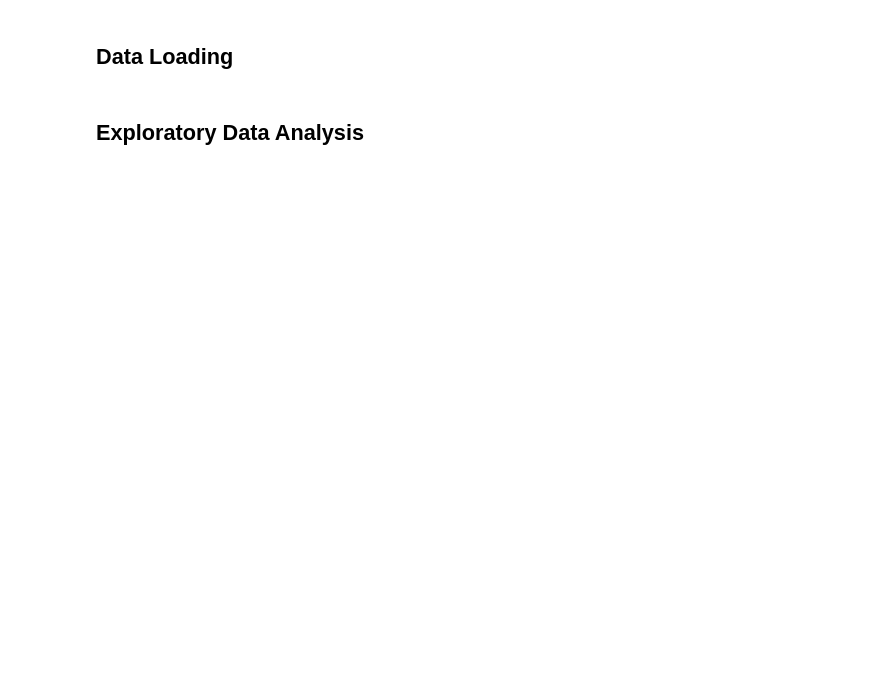
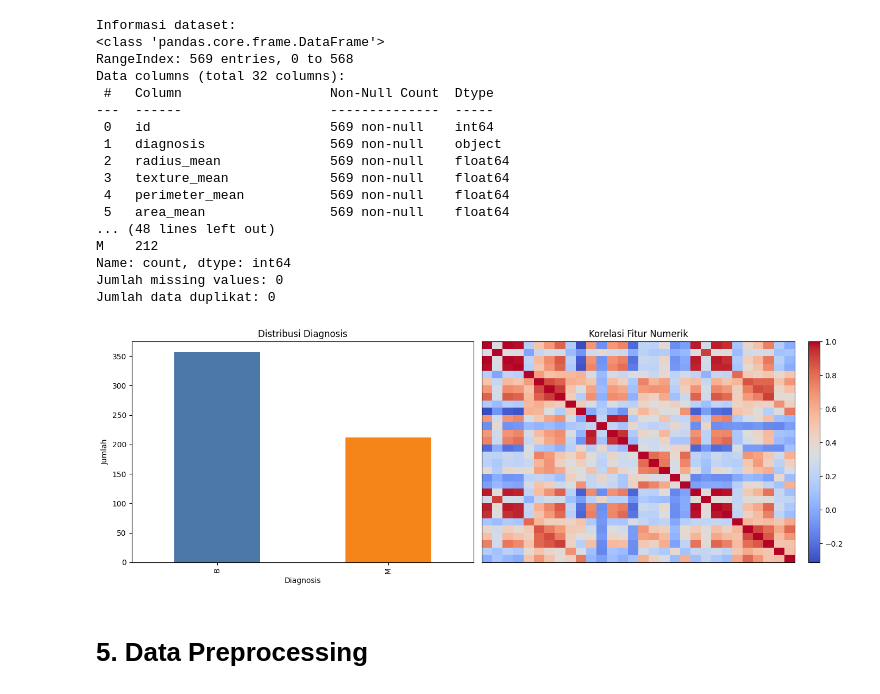
Before and after one commit to suryasaputro/Eksperimen_SML_Muhammad-Surya-Saputro, a Jupyter notebook: preprocessing/Eksperimen_Muhammad-Surya-Saputro.ipynb, the cells around one changed output. Cells and saved outputs as stored; diff of their text form; code cells hidden in the pictures; blank space fills up the shorter version.

```diff
--- a/preprocessing/Eksperimen_Muhammad-Surya-Saputro.ipynb
+++ b/preprocessing/Eksperimen_Muhammad-Surya-Saputro.ipynb
@@ -5,11 +19,21 @@ Notebook ini mengikuti alur eksperimen manual: data loading, EDA, preprocessing,
 # %%
 from pathlib import Path
 
+import matplotlib.pyplot as plt
 import pandas as pd
-import matplotlib.pyplot as plt
 from sklearn.model_selection import train_test_split
 from sklearn.preprocessing import StandardScaler
 
 RAW_PATH = Path('../breast_cancer_raw/wdbc.data')
 OUTPUT_DIR = Path('breast_cancer_preprocessing')
-OUTPUT_DIR.mkdir(exist_ok=True)
+OUTPUT_DIR.mkdir(parents=True, exist_ok=True)
+
+FEATURE_GROUPS = ('mean', 'se', 'worst')
+BASE_FEATURES = (
+    'radius', 'texture', 'perimeter', 'area', 'smoothness',
+    'compactness', 'concavity', 'concave_points', 'symmetry', 'fractal_dimension'
+)
+FEATURE_COLUMNS = [f'{name}_{group}' for group in FEATURE_GROUPS for name in BASE_FEATURES]
+COLUMNS = ['id', 'diagnosis', *FEATURE_COLUMNS]
+
+print('Library berhasil diimpor.')
@@ -15,0 +50,7 @@ OUTPUT_DIR.mkdir(exist_ok=True)
+# %%
+df = pd.read_csv(RAW_PATH, header=None, names=COLUMNS)
+
+print('Dataset berhasil dimuat.')
+print(f'Shape dataset: {df.shape}')
+print('Lima baris awal dataset:')
+print(df.head())
@@ -16,2 +75,45 @@ OUTPUT_DIR.mkdir(exist_ok=True)
+# %%
+print('Informasi dataset:')
+print(df.info())
+print('\nStatistik deskriptif 10 fitur pertama:')
+print(df.describe().T.head(10))
+print('\nDistribusi target diagnosis:')
+print(df['diagnosis'].value_counts())
+print(f'Jumlah missing values: {int(df.isna().sum().sum())}')
+print(f'Jumlah data duplikat: {int(df.duplicated().sum())}')
+
+fig, axes = plt.subplots(1, 2, figsize=(14, 5))
+df['diagnosis'].value_counts().sort_index().plot(kind='bar', ax=axes[0], color=['#4c78a8', '#f58518'])
+axes[0].set_title('Distribusi Diagnosis')
+axes[0].set_xlabel('Diagnosis')
+axes[0].set_ylabel('Jumlah')
+
+corr = df.drop(columns=['id', 'diagnosis']).corr()
+im = axes[1].imshow(corr, cmap='coolwarm', aspect='auto')
+axes[1].set_title('Korelasi Fitur Numerik')
+axes[1].set_xticks([])
+axes[1].set_yticks([])
+fig.colorbar(im, ax=axes[1], fraction=0.046, pad=0.04)
+plt.tight_layout()
+plt.show()
+# %% [output]
+Informasi dataset:
+<class 'pandas.core.frame.DataFrame'>
+RangeIndex: 569 entries, 0 to 568
+Data columns (total 32 columns):
+ #   Column                   Non-Null Count  Dtype
+---  ------                   --------------  -----
+ 0   id                       569 non-null    int64
+ 1   diagnosis                569 non-null    object
+ 2   radius_mean              569 non-null    float64
+ 3   texture_mean             569 non-null    float64
+ 4   perimeter_mean           569 non-null    float64
+ 5   area_mean                569 non-null    float64
+... (48 lines left out)
+M    212
+Name: count, dtype: int64
+Jumlah missing values: 0
+Jumlah data duplikat: 0
+[figure, added]
 # %% [markdown]
-## Data Loading
+# **5. Data Preprocessing**
@@ -29,2 +119,0 @@ df.head()
-# %% [markdown]
-## Exploratory Data Analysis
```
Also changed, not shown: parts of 17 cells of this notebook.
